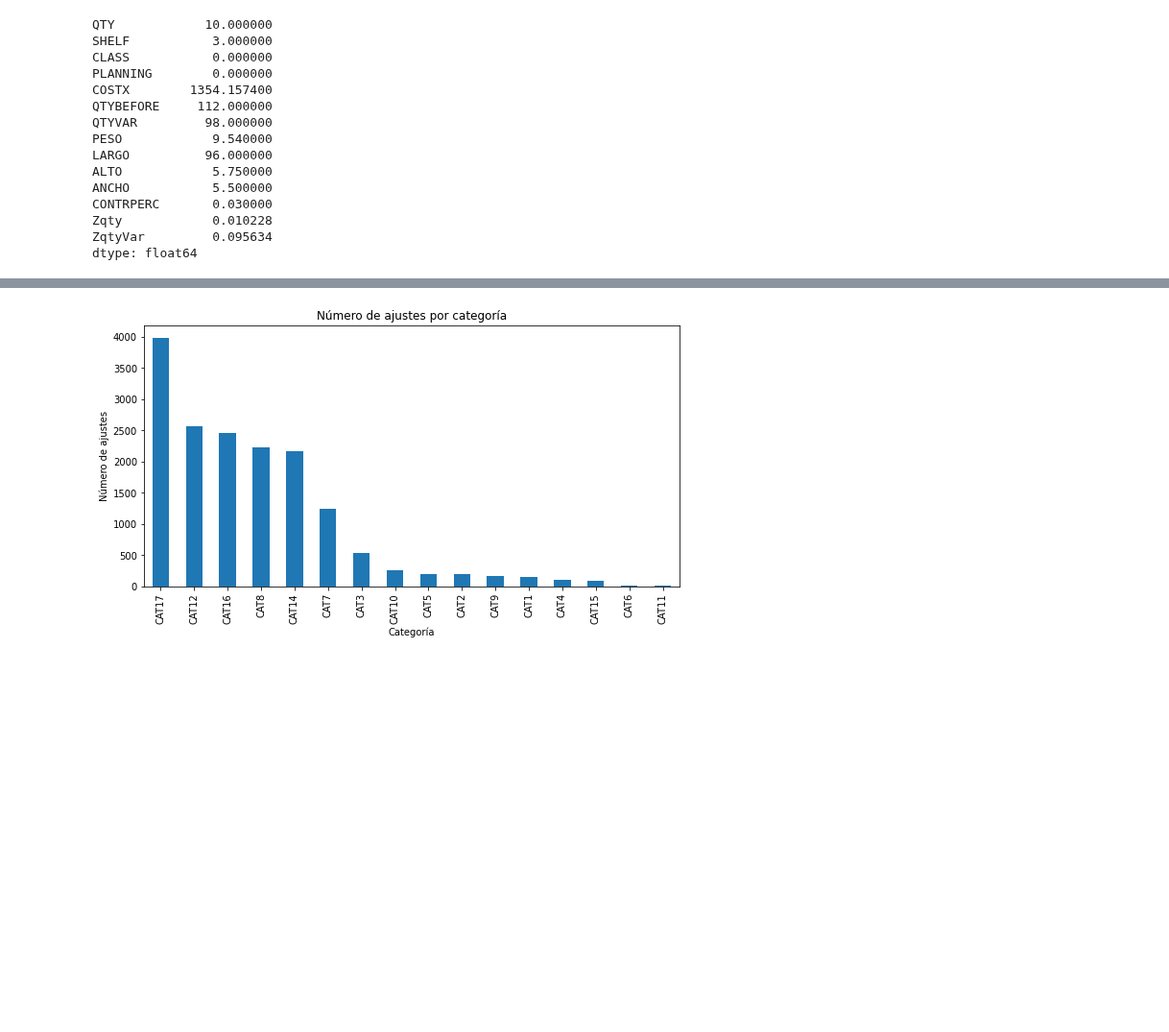
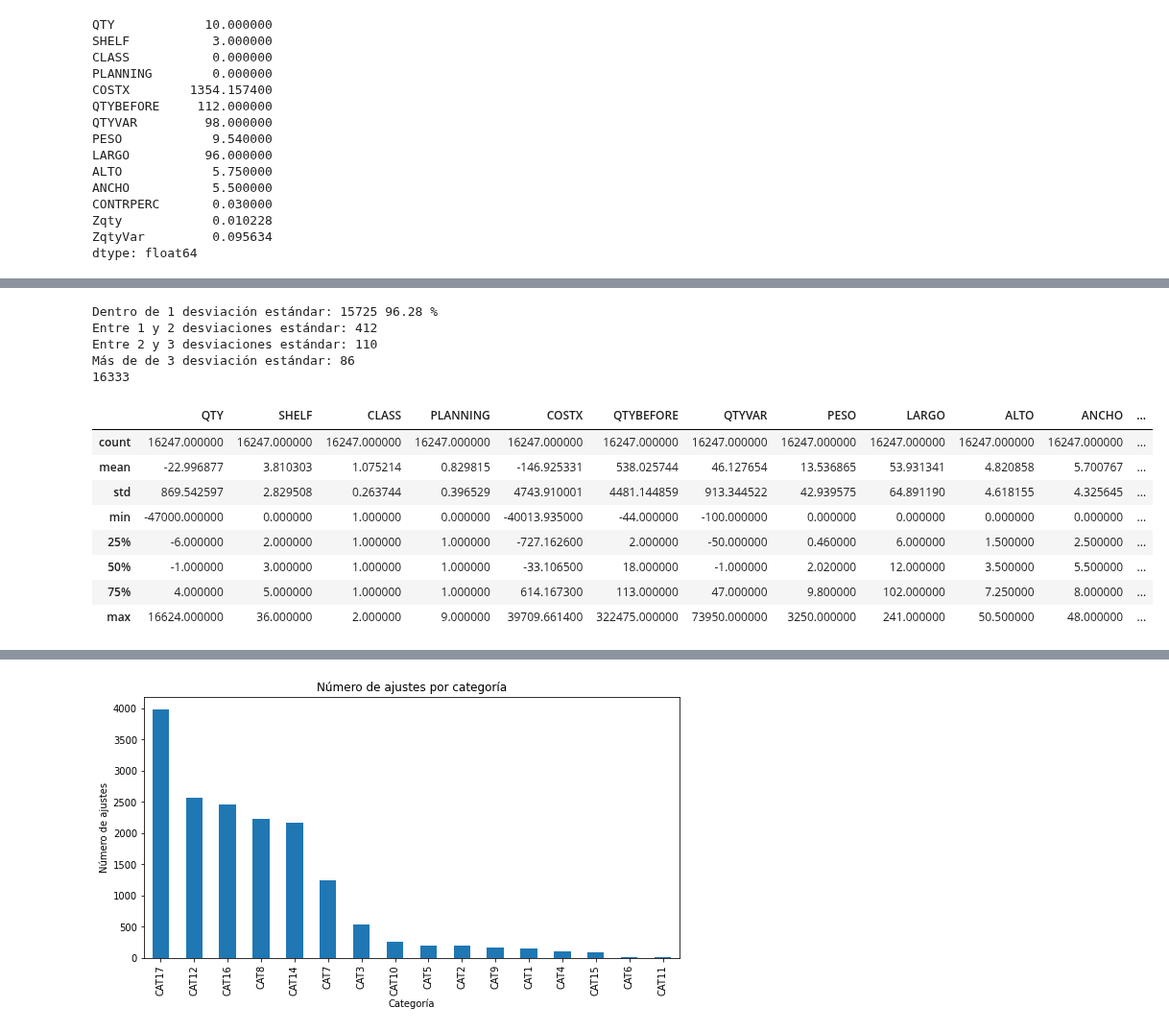
Before and after one commit to rjnakano/manejo-inventarios-pdg, a Jupyter notebook: Notebooks/1-inventarios-EDA.ipynb, the cells around one changed output, grey strips where cells are left out. Shown at 96% size. Saved outputs shown, nothing was run; the diff lists cells and outputs as text; code cells hidden in the pictures; blank space fills up the shorter version.

```diff
--- a/Notebooks/1-inventarios-EDA.ipynb
+++ b/Notebooks/1-inventarios-EDA.ipynb
@@ -567,0 +593,12 @@ dtype: float64
+# %%
+print('Dentro de 1 desviación estándar:', df.loc[df['ZcostX'] < 1,'ZcostX'].count(), round(df.loc[df['ZcostX'] < 1,'ZcostX'].count()/len(df)*100,2),'%')
+print('Entre 1 y 2 desviaciones estándar:', df.loc[(df['ZcostX'] >= 1) & (df['ZcostX'] < 2),'ZcostX'].count())
+print('Entre 2 y 3 desviaciones estándar:', df.loc[(df['ZcostX'] >= 2) & (df['ZcostX'] < 3),'ZcostX'].count())
+print('Más de de 3 desviación estándar:', df.loc[df['ZcostX'] > 3,'ZcostX'].count())
+print(df.loc[df['ZcostX'] < 1,'ZcostX'].count() + df.loc[(df['ZcostX'] >= 1) & (df['ZcostX'] < 2),'ZcostX'].count() + df.loc[(df['ZcostX'] >= 2) & (df['ZcostX'] < 3),'ZcostX'].count() + df.loc[df['ZcostX'] > 3,'ZcostX'].count())
+# %% [output]
+Dentro de 1 desviación estándar: 15725 96.28 %
+Entre 1 y 2 desviaciones estándar: 412
+Entre 2 y 3 desviaciones estándar: 110
+Más de de 3 desviación estándar: 86
+16333
@@ -567,0 +608,12 @@ dtype: float64
+# %%
+dfTest1.describe()
+# %% [output]
+|  | QTY | SHELF | CLASS | PLANNING | COSTX | QTYBEFORE | QTYVAR | PESO | LARGO | ALTO | ANCHO | ... |
+| count | 16247.000000 | 16247.000000 | 16247.000000 | 16247.000000 | 16247.000000 | 16247.000000 | 16247.000000 | 16247.000000 | 16247.000000 | 16247.000000 | 16247.000000 | ... |
+| mean | -22.996877 | 3.810303 | 1.075214 | 0.829815 | -146.925331 | 538.025744 | 46.127654 | 13.536865 | 53.931341 | 4.820858 | 5.700767 | ... |
+| std | 869.542597 | 2.829508 | 0.263744 | 0.396529 | 4743.910001 | 4481.144859 | 913.344522 | 42.939575 | 64.891190 | 4.618155 | 4.325645 | ... |
+| min | -47000.000000 | 0.000000 | 1.000000 | 0.000000 | -40013.935000 | -44.000000 | -100.000000 | 0.000000 | 0.000000 | 0.000000 | 0.000000 | ... |
+| 25% | -6.000000 | 2.000000 | 1.000000 | 1.000000 | -727.162600 | 2.000000 | -50.000000 | 0.460000 | 6.000000 | 1.500000 | 2.500000 | ... |
+| 50% | -1.000000 | 3.000000 | 1.000000 | 1.000000 | -33.106500 | 18.000000 | -1.000000 | 2.020000 | 12.000000 | 3.500000 | 5.500000 | ... |
+| 75% | 4.000000 | 5.000000 | 1.000000 | 1.000000 | 614.167300 | 113.000000 | 47.000000 | 9.800000 | 102.000000 | 7.250000 | 8.000000 | ... |
+| max | 16624.000000 | 36.000000 | 2.000000 | 9.000000 | 39709.661400 | 322475.000000 | 73950.000000 | 3250.000000 | 241.000000 | 50.500000 | 48.000000 | ... |
```
Also changed, not shown: parts of 13 cells of this notebook.
